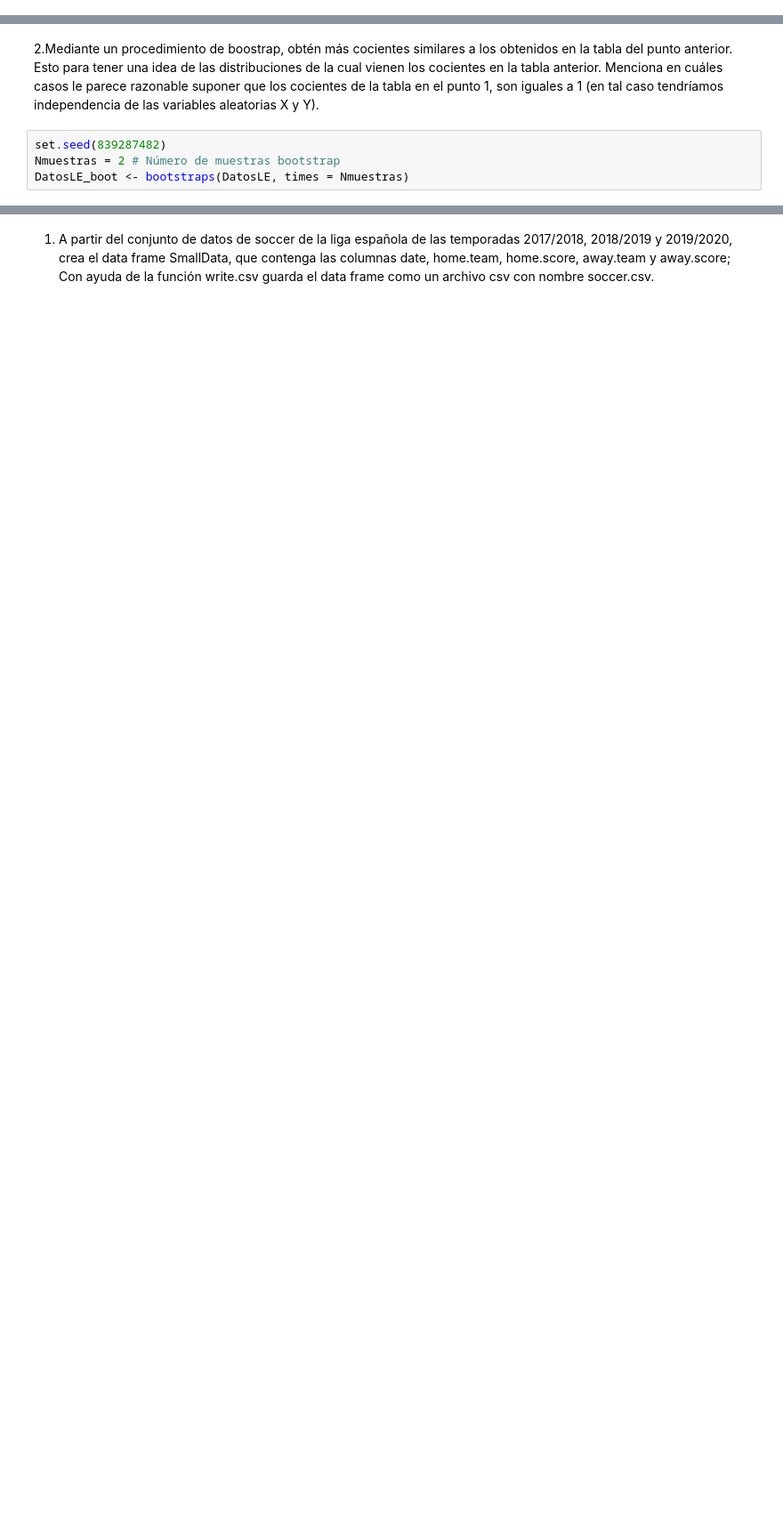
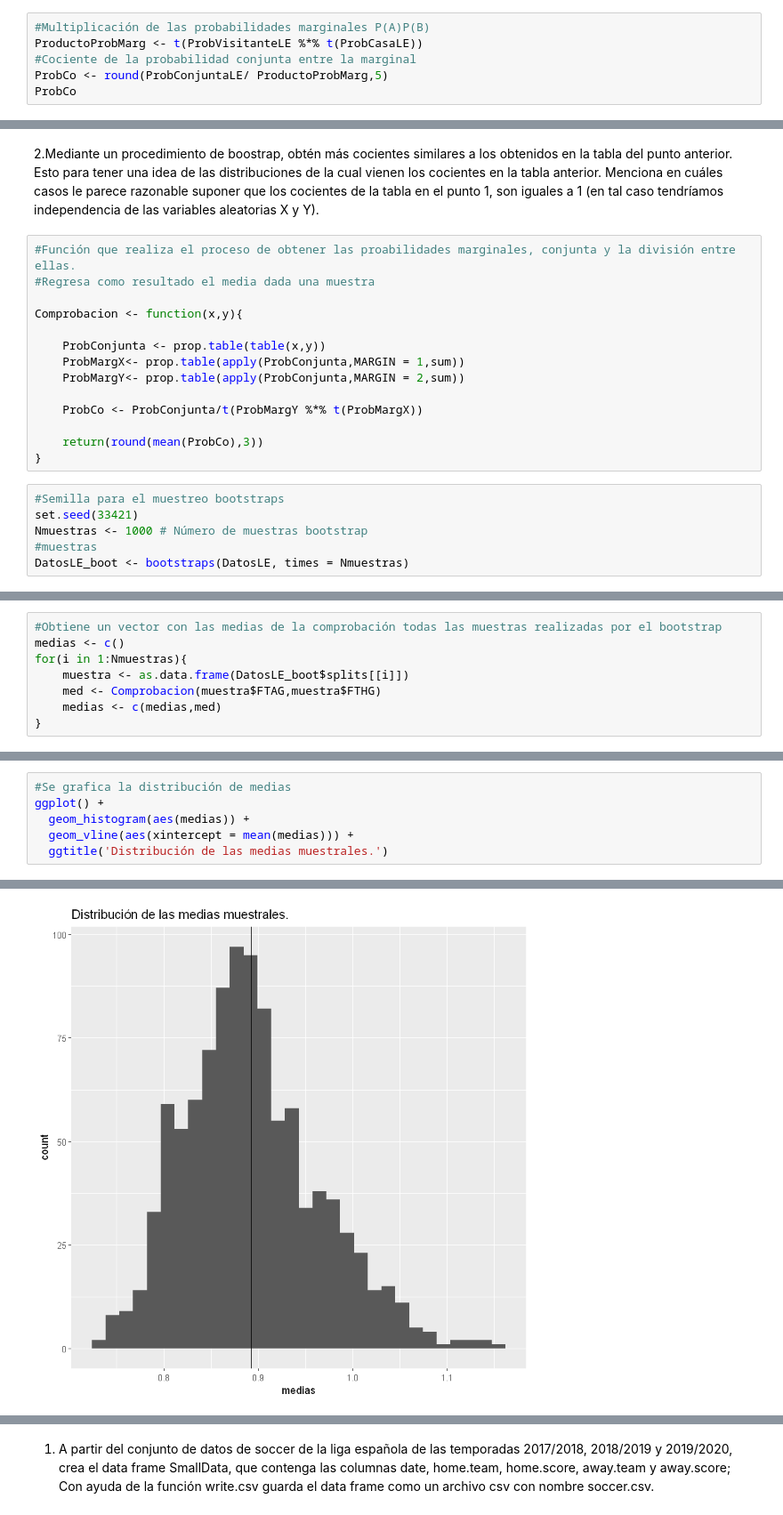
Before and after one commit to Felix-07/Proyecto-Final-R, a Jupyter notebook: PostWork.ipynb, the cells around one changed output, grey strips where cells are left out. Shown: that part at 89% size. Cells and saved outputs as stored; diff of their text form; blank space fills up the shorter version.

```diff
--- a/PostWork.ipynb
+++ b/PostWork.ipynb
@@ -353,0 +341,6 @@ ProbCo
+# %%
+#Multiplicación de las probabilidades marginales P(A)P(B)
+ProductoProbMarg <- t(ProbVisitanteLE %*% t(ProbCasaLE))
+#Cociente de la probabilidad conjunta entre la marginal
+ProbCo <- round(ProbConjuntaLE/ ProductoProbMarg,5)
+ProbCo
@@ -354,6 +363,22 @@ ProbCo
 # %% [markdown]
 2.Mediante un procedimiento de boostrap, obtén más cocientes similares a los obtenidos en la tabla del punto anterior. Esto para tener una idea de las distribuciones de la cual vienen los cocientes en la tabla anterior. Menciona en cuáles casos le parece razonable suponer que los cocientes de la tabla en el punto 1, son iguales a 1 (en tal caso tendríamos independencia de las variables aleatorias X y Y).
+# %%
+#Función que realiza el proceso de obtener las proabilidades marginales, conjunta y la división entre ellas.
+#Regresa como resultado el media dada una muestra
+
+Comprobacion <- function(x,y){
+
+    ProbConjunta <- prop.table(table(x,y))
+    ProbMargX<- prop.table(apply(ProbConjunta,MARGIN = 1,sum))
+    ProbMargY<- prop.table(apply(ProbConjunta,MARGIN = 2,sum))
+
+    ProbCo <- ProbConjunta/t(ProbMargY %*% t(ProbMargX))
+
+    return(round(mean(ProbCo),3))
+}
 # %%
-set.seed(839287482)
-Nmuestras = 2 # Número de muestras bootstrap
+#Semilla para el muestreo bootstraps
+set.seed(33421)
+Nmuestras <- 1000 # Número de muestras bootstrap
+#muestras
 DatosLE_boot <- bootstraps(DatosLE, times = Nmuestras)
@@ -513,0 +385,8 @@ Como se puede observar en los heatmaps de los muestreos, la distribución es sim
+# %%
+#Obtiene un vector con las medias de la comprobación todas las muestras realizadas por el bootstrap
+medias <- c()
+for(i in 1:Nmuestras){
+    muestra <- as.data.frame(DatosLE_boot$splits[[i]])
+    med <- Comprobacion(muestra$FTAG,muestra$FTHG)
+    medias <- c(medias,med)
+}
@@ -513,0 +397,7 @@ Como se puede observar en los heatmaps de los muestreos, la distribución es sim
+# %%
+#Se grafica la distribución de medias
+ggplot() +
+  geom_histogram(aes(medias)) +
+  geom_vline(aes(xintercept = mean(medias))) +
+  ggtitle('Distribución de las medias muestrales.')
+# %% [output]
@@ -513,0 +405 @@ Como se puede observar en los heatmaps de los muestreos, la distribución es sim
+[figure, added]
```
Also changed, not shown: parts of 92 cells of this notebook.
